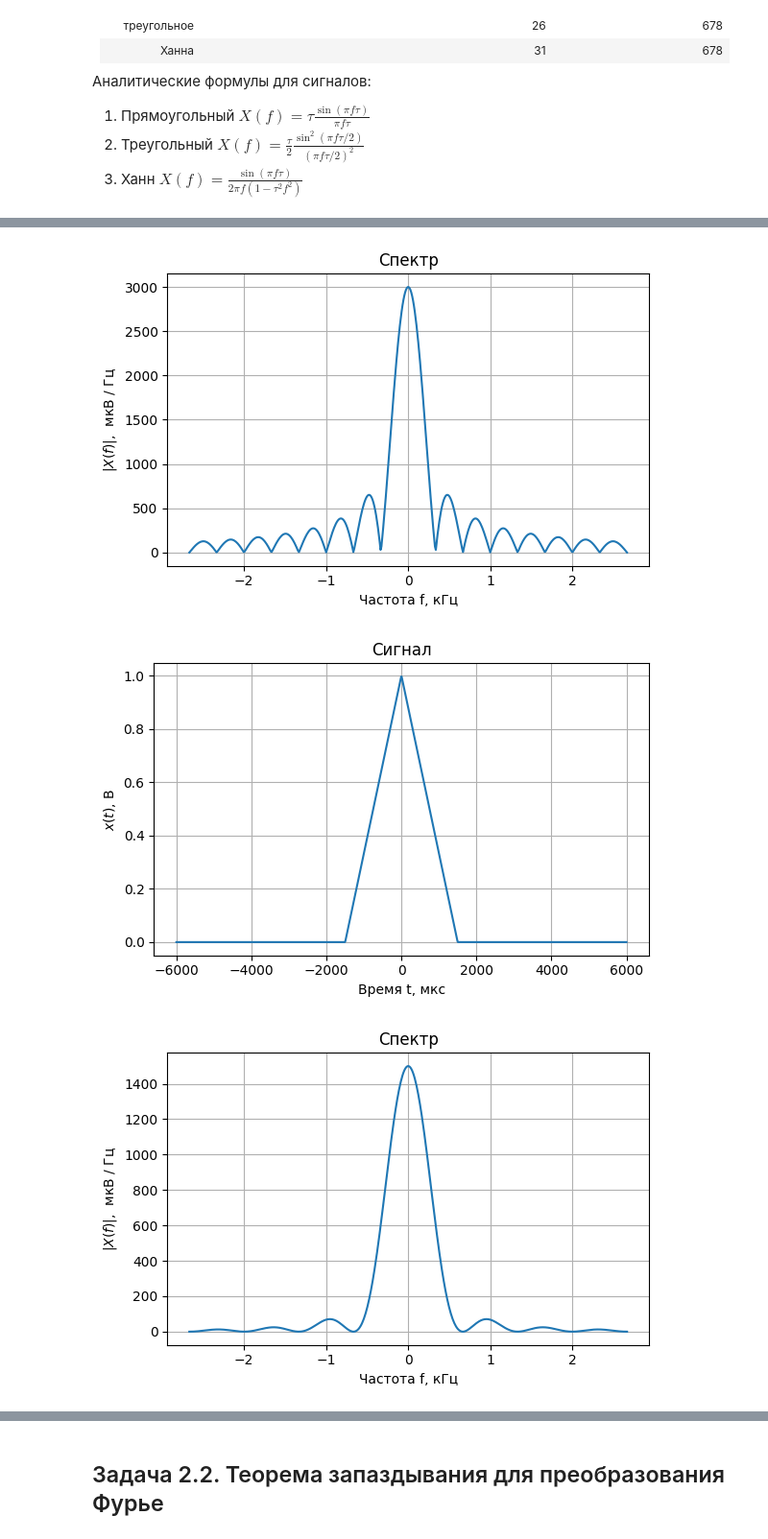
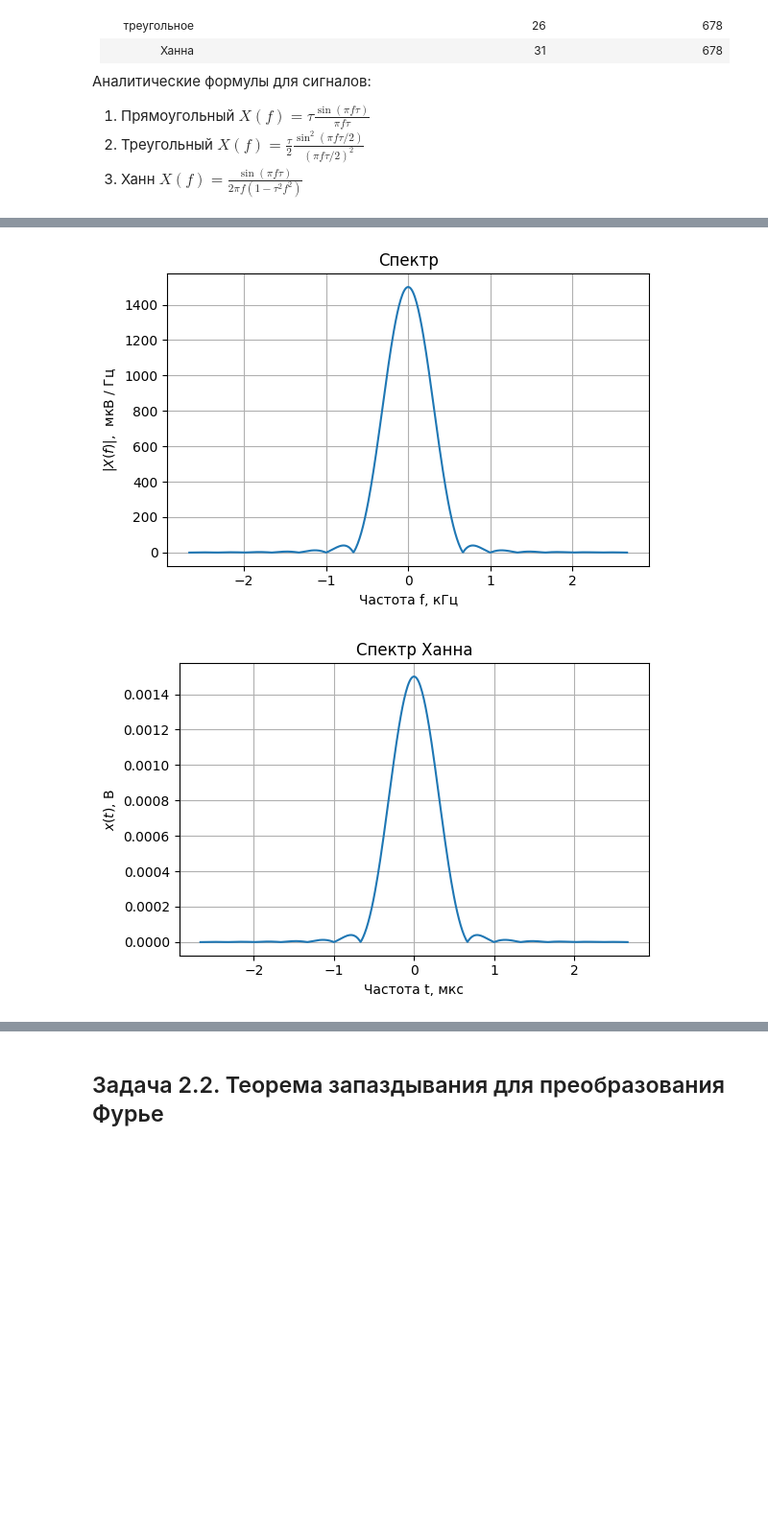
Before and after one commit to Zararest/Labs, a Jupyter notebook: RT_1/from email/Lab1_task.ipynb, the cells around one changed output, grey strips where cells are left out. Shown at 96% size. Drawn from its saved outputs; the diff is of its cells as text; code cells hidden in the pictures; blank space fills up the shorter version.

```diff
--- a/RT_1/from email/Lab1_task.ipynb
+++ b/RT_1/from email/Lab1_task.ipynb
@@ -389,6 +389,19 @@ def get_index_of_first_min(arrayY):
 def convert_to_DB(val, zero_val):
     return np.abs(20 * np.log10(val / zero_val))
 
+def real_spectrum(t, tau):
+    return abs(np.sin(np.pi * t * tau) / (2 * np.pi * t * (1 - tau * tau * t * t)))
+
+def draw_spectrum():
+    #f_band=np.linspace(-2*tau, 2*tau, 1024)
+    plt.figure(figsize=[6, 4])
+    plt.plot(f_band/1e3, [real_spectrum(t, tau) for t in f_band])
+    plt.xlabel("Частота t, мкс")
+    plt.ylabel("$x(t)$, В")
+    plt.title("Спектр Ханна")
+    plt.tight_layout()
+    plt.grid()
+
 def draw_graph(func):
     t_band=np.linspace(-2*tau, 2*tau, 1024)
     plt.figure(figsize=[6, 4])
@@ -415,7 +428,8 @@ def draw_graph(func):
     print(main_max_index + first_section_index + side_max_index)
     print('Высота первого максимума:', convert_to_DB(spectrum[main_max_index + first_section_index + side_max_index], spectrum[main_max_index]))
 
-draw_graph(boxcar)
-draw_graph(triangle)
+#draw_graph(boxcar)
+#draw_graph(triangle)
 draw_graph(Hann)
+draw_spectrum()
 # %% [output]
@@ -429,3 +439,2 @@ draw_graph(Hann)
-[figure, old version]
+[figure, new version]
-[figure, old version]
+[figure, new version]
-[figure, removed]
```
Also changed, not shown: parts of 4 cells of this notebook, 12 other files.
